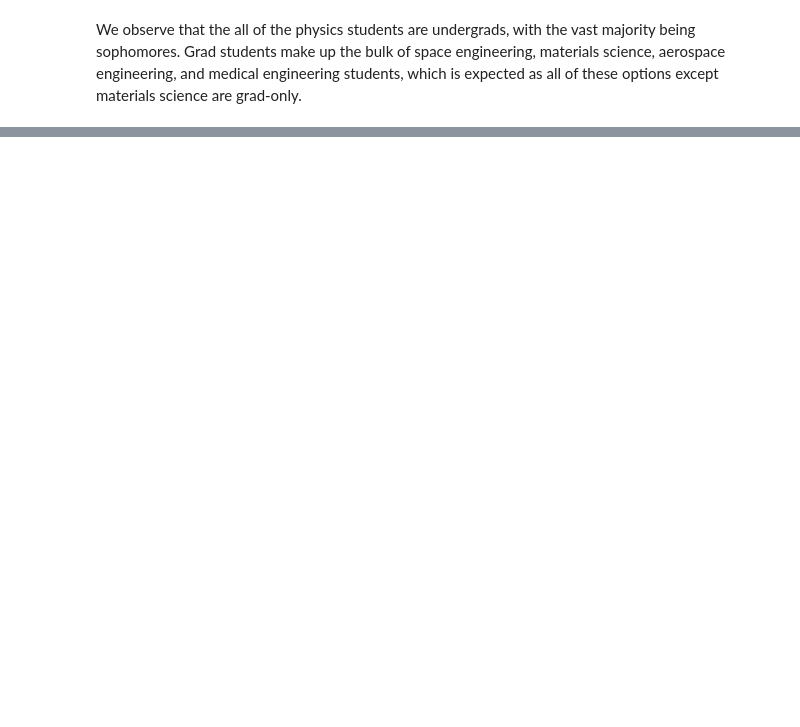
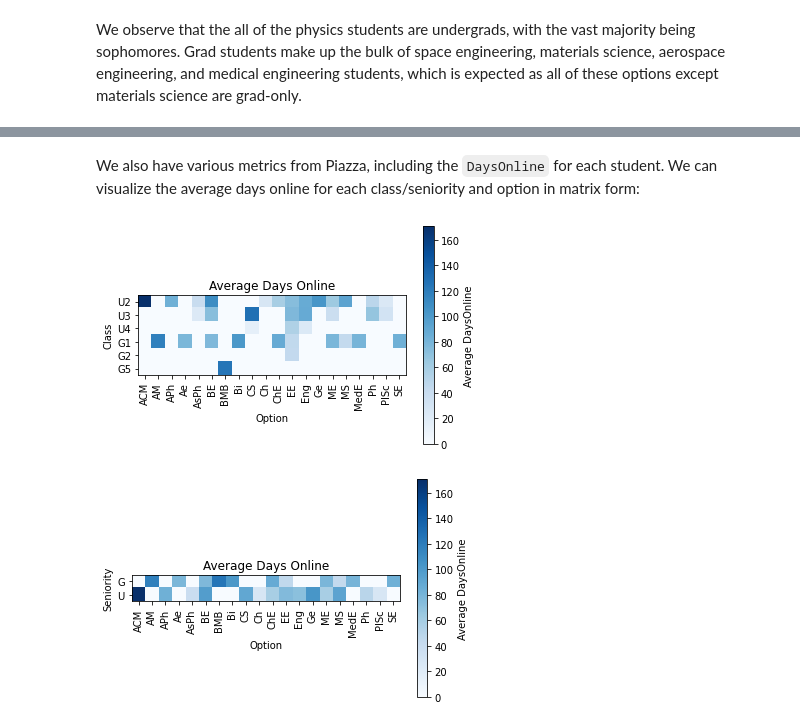
Before and after one commit to amandaliusa/piazza-network-analysis, a Jupyter notebook: visualizations_p_nodes_bar.ipynb, the cells around one changed output, grey strips where cells are left out. Cells and saved outputs as stored; diff of their text form; code cells hidden in the pictures; blank space fills up the shorter version.

```diff
--- a/visualizations_p_nodes_bar.ipynb
+++ b/visualizations_p_nodes_bar.ipynb
@@ -38,8 +38,10 @@ def stacked_bar_chart(sheet, x_label, y_label, title, rotation=0, normal=False,
     plt.legend(bbox_to_anchor=(1.35, 1), loc = 'upper right', fancybox=True, framealpha=0.5)
     plt.show()
 
-def matrix(row_label, col_label, data_label, row_list, col_list, title, r, c):
-    x = p_nodes.groupby([row_label, col_label]).mean()
+def matrix(df, row_label, col_label, data_label, row_list, col_list, title):
+    x = df.groupby([row_label, col_label]).mean()
+    r = x.index.get_level_values(0)
+    c = x.index.get_level_values(1)
     row = []
     for j in range(len(c)):
         row.append(row_list.index(r[j]))
@@ -59,16 +61,17 @@ def matrix(row_label, col_label, data_label, row_list, col_list, title, r, c):
     plt.title(title)
     plt.xticks(np.arange(len(col_list)), col_list, rotation=90)
     plt.yticks(np.arange(len(row_list)), row_list)
-    clb = plt.colorbar(cmap=plt.cm.get_cmap('Blues'))
+    clb = plt.colorbar()
     plt.xlabel(col_label)
     plt.ylabel(row_label)
     clb.set_label('Average %s' % data_label)
+    plt.show()
 
 def scatter3D(x_list, y_list, z_list, colors, labels):
     fig = plt.figure()
     ax = fig.add_subplot(111, projection='3d')
 
-    for i in range(len(x_list)): # only look at students, not TAs/instructor
+    for i in range(len(x_list)):
         ax.scatter(x_list[i], y_list[i], z_list[i], c=colors[i],
                    label=labels[i])
 
@@ -137,6 +140,8 @@ option_dict = {'ACM': 'CMS', 'AM': 'MCE', 'APh': 'APMS', 'Ae':'EAS',
 options = ['ACM', 'AM', 'APh', 'Ae', 'AsPh', 'BE', 'BMB', 'Bi', 'CS', 'Ch',
             'ChE', 'ChE (BM)', 'ChE (Env)', 'ChE (MS)', 'ChE (PS)', 'EE',
             'Eng', 'Eng (CNS)', 'Ge', 'ME', 'MS', 'MedE', 'Ph', 'PlSc', 'SE']
+options2 = ['ACM', 'AM', 'APh', 'Ae', 'AsPh', 'BE', 'BMB', 'Bi', 'CS', 'Ch',
+            'ChE', 'EE', 'Eng', 'Ge', 'ME', 'MS', 'MedE', 'Ph', 'PlSc', 'SE']
 classes_g_to_u = ['G1', 'G2', 'G5', 'U2', 'U3', 'U4']
 classes_u_to_g = ['U2', 'U3', 'U4', 'G1', 'G2', 'G5']
 undergrad = ['U2', 'U3', 'U4']
@@ -480,0 +324,11 @@ We observe that the all of the physics students are undergrads, with the vast ma
+# %% [markdown]
+We also have various metrics from Piazza, including the `DaysOnline` for each student. We can visualize the average days online for each class/seniority and option in matrix form:
+# %%
+# option vs class
+matrix(mod_p_nodes, 'Class', 'Option', 'DaysOnline', classes_u_to_g, options2, 'Average Days Online')
+
+# option vs seniority
+matrix(mod_p_nodes, 'Seniority', 'Option', 'DaysOnline', ['G', 'U'], options2, 'Average Days Online')
+# %% [output]
+[figure, added]
+[figure, added]
```
Also changed, not shown: parts of 28 cells of this notebook.
